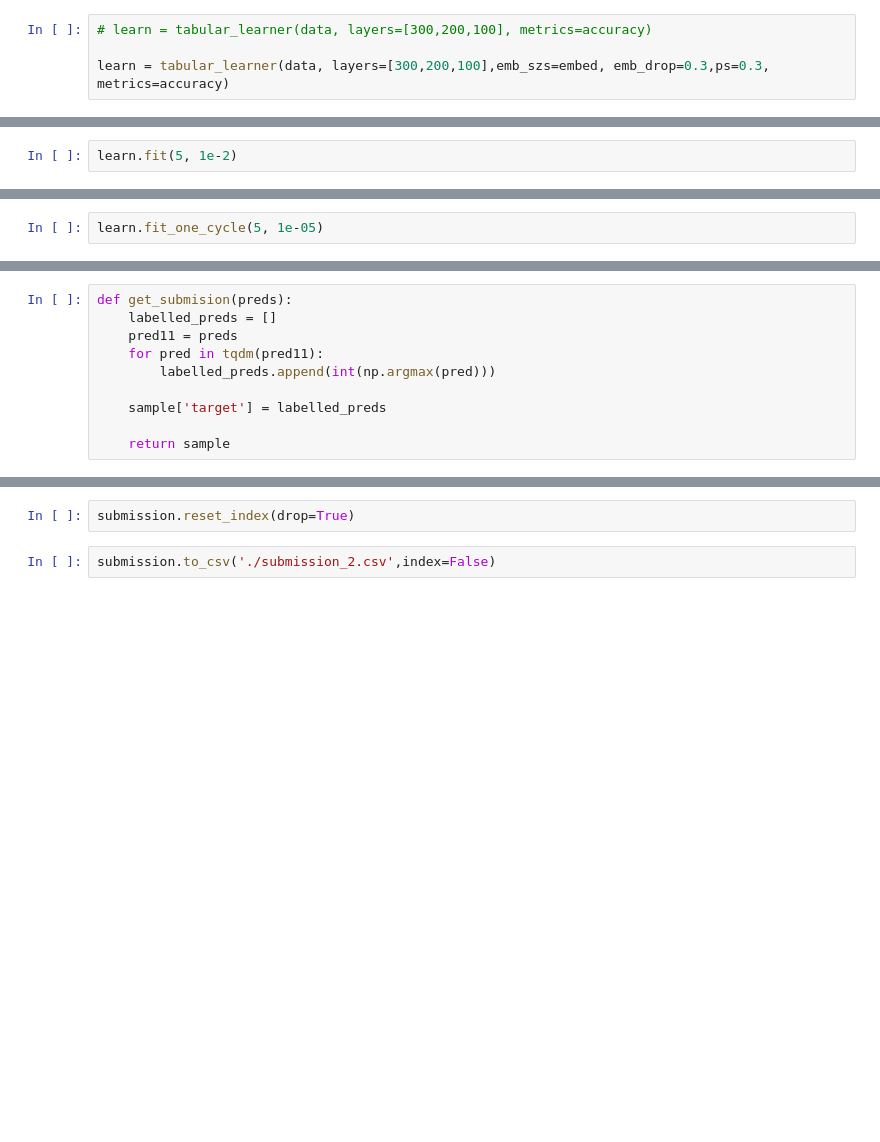
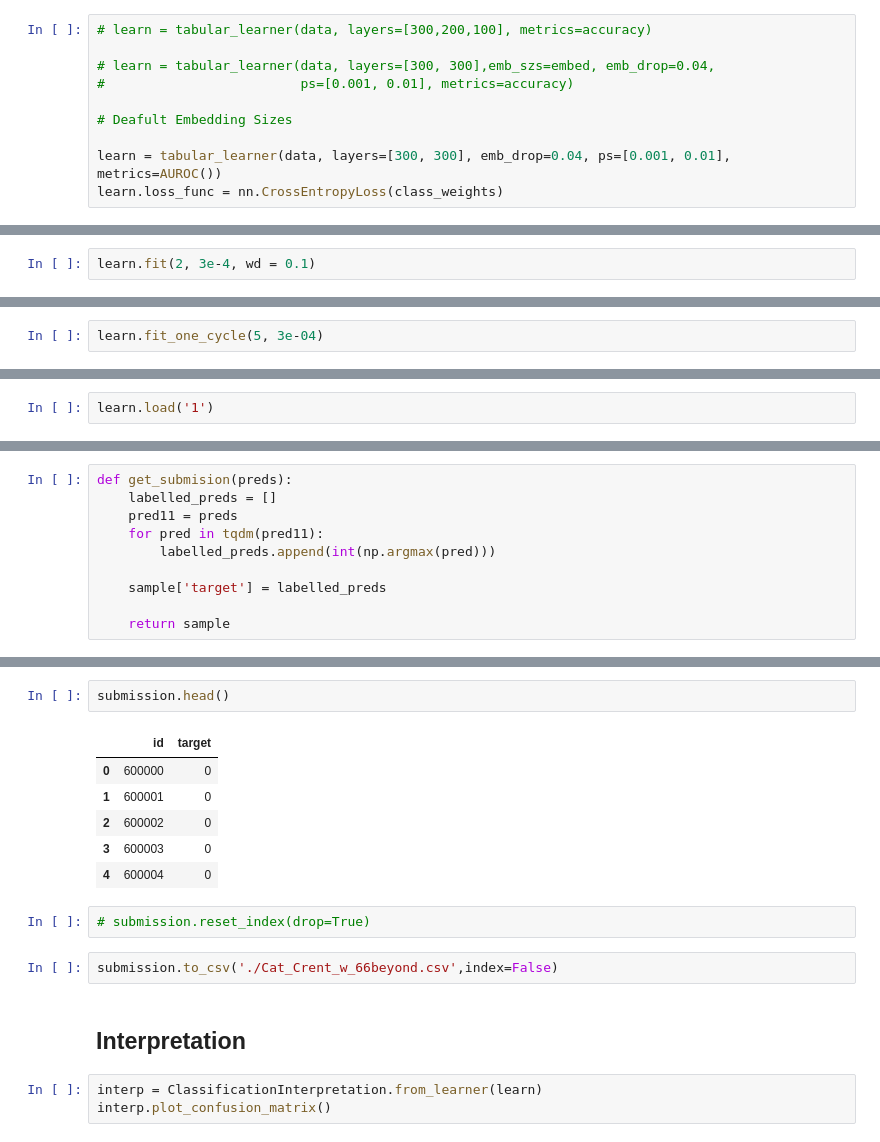
Before and after one commit to aanubhav/ML_Competitions, a Jupyter notebook: Categorical_Feature_Encoding/Categorical-Fastai.ipynb, the cells around one changed output, grey strips where cells are left out. Saved outputs shown, nothing was run; the diff lists cells and outputs as text; blank space fills up the shorter version.

```diff
--- a/Categorical_Feature_Encoding/Categorical-Fastai.ipynb
+++ b/Categorical_Feature_Encoding/Categorical-Fastai.ipynb
@@ -64,6 +157,12 @@ data.show_batch(rows=5)
 # %%
 # learn = tabular_learner(data, layers=[300,200,100], metrics=accuracy)
 
-learn = tabular_learner(data, layers=[300,200,100],emb_szs=embed, emb_drop=0.3,ps=0.3, metrics=accuracy)
+# learn = tabular_learner(data, layers=[300, 300],emb_szs=embed, emb_drop=0.04,
+#                         ps=[0.001, 0.01], metrics=accuracy)
+
+# Deafult Embedding Sizes
+
+learn = tabular_learner(data, layers=[300, 300], emb_drop=0.04, ps=[0.001, 0.01], metrics=AUROC())
+learn.loss_func = nn.CrossEntropyLoss(class_weights)
 # %%
 learn.model
@@ -76,2 +206,2 @@ data.batch_size
 # %%
-learn.fit(5, 1e-2)
+learn.fit(2, 3e-4, wd = 0.1)
@@ -82,4 +218,4 @@ learn.lr_find()
 # %%
 learn.recorder.plot()
 # %%
-learn.fit_one_cycle(5, 1e-05)
+learn.fit_one_cycle(5, 3e-04)
@@ -86,5 +224,7 @@ learn.fit_one_cycle(5, 1e-05)
 # %% [markdown]
 ## Inference
+# %%
+learn.load('1')
 # %%
 sample.head()
 # %%
@@ -112,4 +260,18 @@ submission = get_submision(pred[0])
+# %%
+submission.head()
+# %% [output]
+|  | id | target |
+| 0 | 600000 | 0 |
+| 1 | 600001 | 0 |
+| 2 | 600002 | 0 |
+| 3 | 600003 | 0 |
+| 4 | 600004 | 0 |
 # %%
-submission.reset_index(drop=True)
+# submission.reset_index(drop=True)
 # %%
-submission.to_csv('./submission_2.csv',index=False)
+submission.to_csv('./Cat_Crent_w_66beyond.csv',index=False)
+# %% [markdown]
+## Interpretation
+# %%
+interp = ClassificationInterpretation.from_learner(learn)
+interp.plot_confusion_matrix()
```
Also changed, not shown: parts of 34 cells of this notebook, 2 other files.
